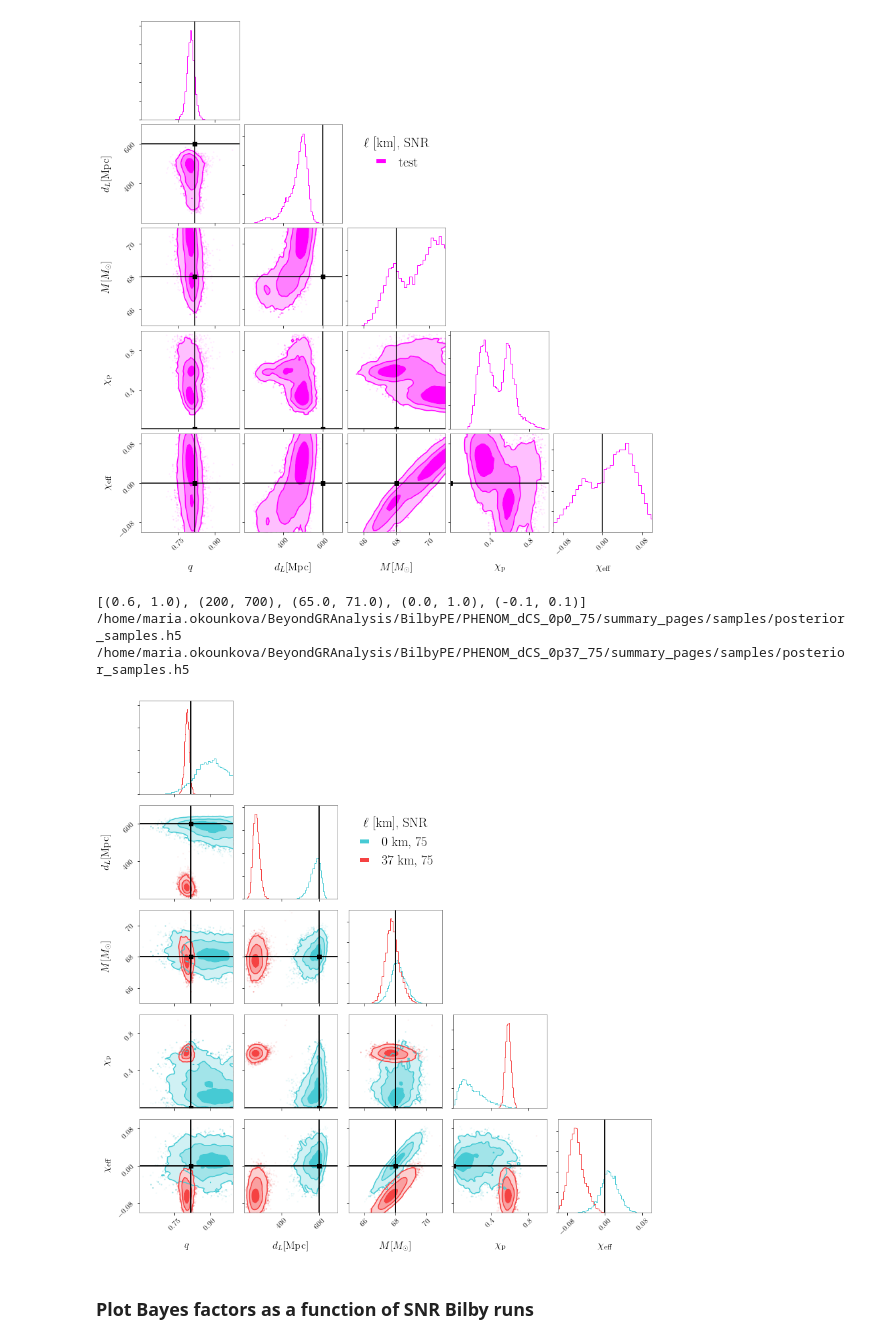
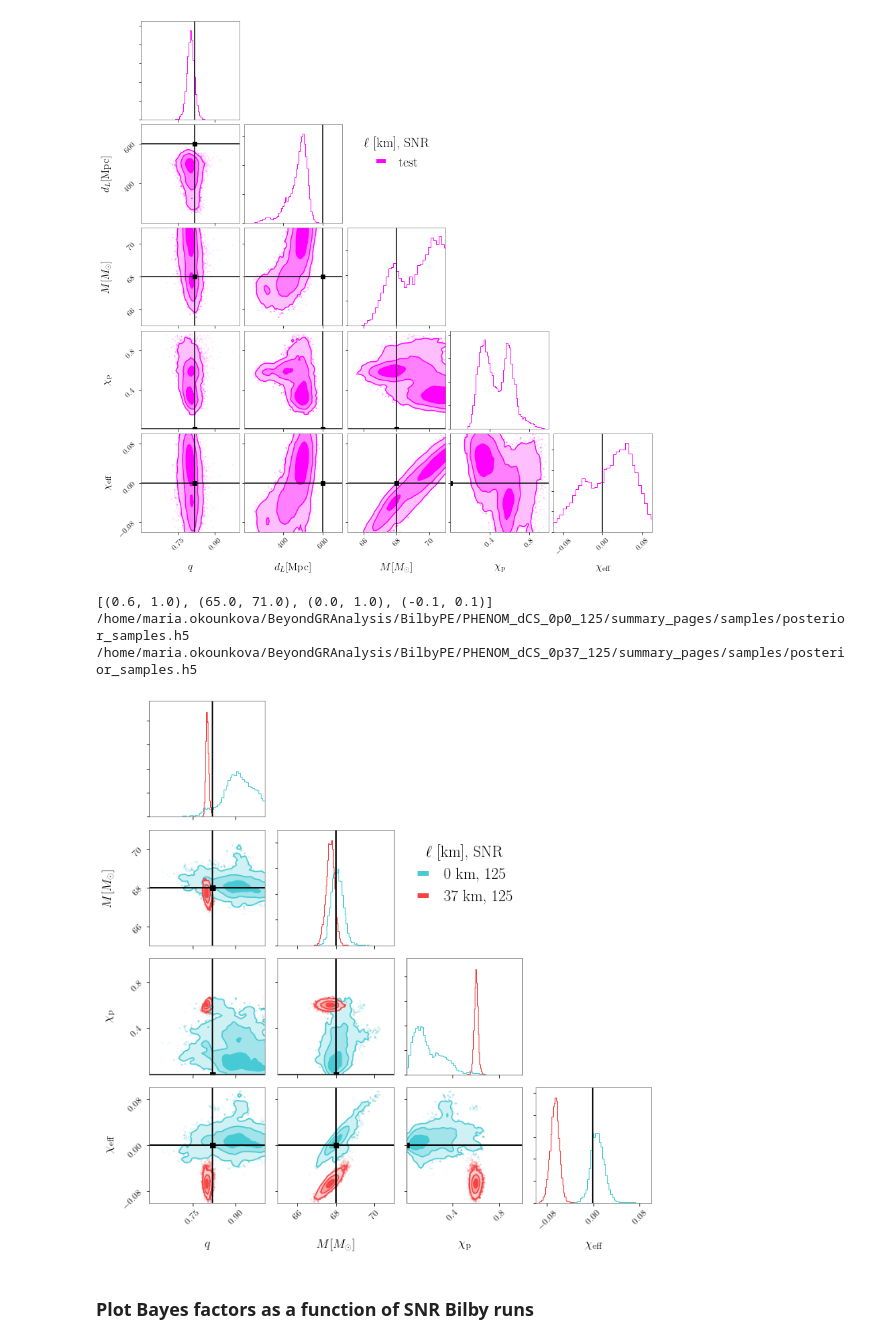
Before and after one commit to mariaokounkova/BeyondGRAnalysis, a Jupyter notebook: BilbyAnalysis.ipynb, the cells around one changed output. Drawn from its saved outputs; the diff is of its cells as text; code cells hidden in the pictures.

```diff
--- a/BilbyAnalysis.ipynb
+++ b/BilbyAnalysis.ipynb
@@ -230,18 +219,18 @@ def CornerPlot(cmap):
     """ Make a corner plot of Bilby runs on GR injections with various SNRs"""
 
     base = '/home/maria.okounkova/BeyondGRAnalysis/BilbyPE/'
-    parameters = ['mass_ratio', 'luminosity_distance', 'total_mass', 'chi_p', 'chi_eff']
+    parameters = ['mass_ratio', 'total_mass', 'chi_p', 'chi_eff']
     truths = [TruthDict[param] for param in parameters]
     ranges = [RangeDict[param] for param in parameters]
     print(ranges)
     dim = len(parameters)
 
     ells = ['0p0', '0p37']
-    snrs = ['75' for ell in ells]
+    snrs = ['125' for ell in ells]
     colors = sns.color_palette(cmap, n_colors=len(snrs) + 1)
     colors = ['#46cad4', '#f54242']
 
-    fig, ax_arr = plt.subplots(dim, dim, figsize=(12, 12))
+    fig, ax_arr = plt.subplots(dim, dim, figsize=(10, 10))
     handles = []
 
     for ell, snr, c in zip(ells, snrs, colors):
@@ -249,54 +238,48 @@ def CornerPlot(cmap):
         file_name = SummaryPageFile('PHENOM_dCS_' + ell + '_' + snr)
         print(file_name)
         data = read(file_name)
         samples_dict = data.samples_dict
         posterior_samples = samples_dict["summary_pages"]
         posterior_samples.plot(type="corner",
                              parameters=parameters, fig = fig, color = c, truths=truths, truth_color='black', \
                                quantiles=[], range=ranges)
 
         ## Dealing with the legend
         l = ax_arr[0][dim-1].plot([0,0], [0,0], label=Ell_SNR_String(ell, mass, snr), color = c)
         handles.append(l[0])
 
     ## Plot the injected values myself
 
     legend = ax_arr[1][2].legend(handles=handles, frameon=False, title = r'$\ell$ [km], SNR', loc = 'upper center', fontsize=20)
 
-    for i in range(5):
+    for i in range(4):
         ax_arr[i][0].set_xlim(RangeDict['mass_ratio'])
-        ax_arr[i][1].set_xlim(RangeDict['luminosity_distance'])
-        ax_arr[i][2].set_xlim(RangeDict['total_mass'])
-        ax_arr[i][3].set_xlim(RangeDict['chi_p'])
-        ax_arr[i][4].set_xlim(RangeDict['chi_eff'])
+        ax_arr[i][1].set_xlim(RangeDict['total_mass'])
+        ax_arr[i][2].set_xlim(RangeDict['chi_p'])
+        ax_arr[i][3].set_xlim(RangeDict['chi_eff'])
 
-
-    ax_arr[1][0].set_ylim(RangeDict['luminosity_distance'])
-    ax_arr[2][0].set_ylim(RangeDict['total_mass'])
-    ax_arr[2][1].set_ylim(RangeDict['total_mass'])
-    ax_arr[3][0].set_ylim(RangeDict['chi_p'])
-    ax_arr[3][1].set_ylim(RangeDict['chi_p'])
-    ax_arr[3][2].set_ylim(RangeDict['chi_p'])
-    ax_arr[4][0].set_ylim(RangeDict['chi_eff'])
-    ax_arr[4][1].set_ylim(RangeDict['chi_eff'])
-    ax_arr[4][2].set_ylim(RangeDict['chi_eff'])
-    ax_arr[4][3].set_ylim(RangeDict['chi_eff'])
+    ax_arr[1][0].set_ylim(RangeDict['total_mass'])
+    ax_arr[2][0].set_ylim(RangeDict['chi_p'])
+    ax_arr[2][1].set_ylim(RangeDict['chi_p'])
+    ax_arr[3][0].set_ylim(RangeDict['chi_eff'])
+    ax_arr[3][1].set_ylim(RangeDict['chi_eff'])
+    ax_arr[3][2].set_ylim(RangeDict['chi_eff'])
 
     plt.setp(legend.get_title(),fontsize=20)
 
     for ax in fig.get_axes():
         ax.grid(False)
 
     plt.tight_layout()
-    plt.savefig('dCSCorner_75.pdf')
+    plt.savefig('dCSCorner_125.pdf')
     plt.show()
 
 CornerPlot('plasma')
 # %% [output]
-[(0.6, 1.0), (200, 700), (65.0, 71.0), (0.0, 1.0), (-0.1, 0.1)]
-/home/maria.okounkova/BeyondGRAnalysis/BilbyPE/PHENOM_dCS_0p0_75/summary_pages/samples/posterior_samples.h5
-/home/maria.okounkova/BeyondGRAnalysis/BilbyPE/PHENOM_dCS_0p37_75/summary_pages/samples/posterior_samples.h5
+[(0.6, 1.0), (65.0, 71.0), (0.0, 1.0), (-0.1, 0.1)]
+/home/maria.okounkova/BeyondGRAnalysis/BilbyPE/PHENOM_dCS_0p0_125/summary_pages/samples/posterior_samples.h5
+/home/maria.okounkova/BeyondGRAnalysis/BilbyPE/PHENOM_dCS_0p37_125/summary_pages/samples/posterior_samples.h5
-[figure, old version]
+[figure, new version]
 # %% [markdown]
 ### Plot Bayes factors as a function of SNR Bilby runs
 # %%
```
Also changed, not shown: parts of 7 cells of this notebook.
